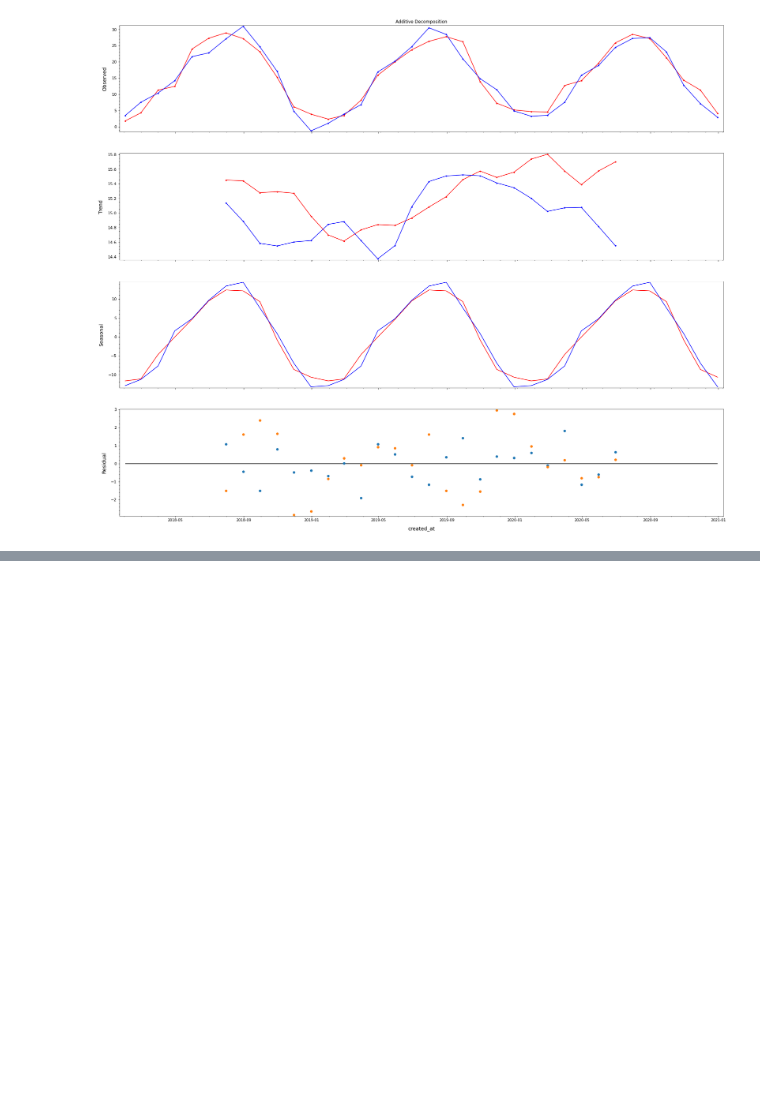
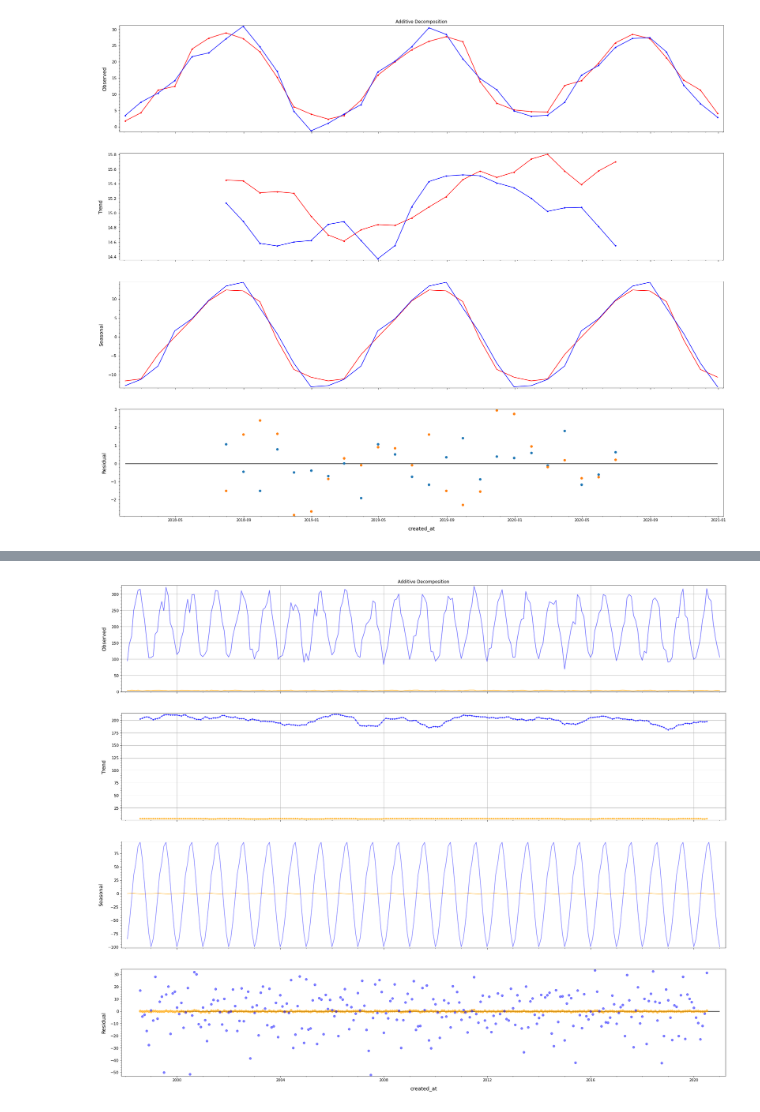
Before and after one commit to gamyers/solar-697, a Jupyter notebook: gm/notebooks/ts_decomposition.ipynb, the cells around one changed output, grey strips where cells are left out. Cells and saved outputs as stored; diff of their text form; code cells hidden in the pictures; blank space fills up the shorter version.

```diff
--- a/gm/notebooks/ts_decomposition.ipynb
+++ b/gm/notebooks/ts_decomposition.ipynb
@@ -253,0 +249,53 @@ plt.show()
+# %%
+period=12
+
+feature_e = "Temperature"
+decomp_e= seasonal_decompose(df_[feature_e], model="additive", period=period)
+
+feature_f = "Relative_Humidity"
+decomp_f = seasonal_decompose(df_[feature_f], model="additive", period=period)
+
+feature_g = "Wind_Speed"
+decomp_g = seasonal_decompose(df_[feature_g], model="additive", period=period)
+
+feature_h = "Precipitable_Water"
+decomp_h = seasonal_decompose(df_[feature_d], model="additive", period=period)
+# %%
+fig, ax = plt.subplots(4, sharex=True)
+ax[0].set_title("Additive Decomposition")
+
+# ax[0].plot(decomp_e.observed.index, decomp_e.observed, '-', color='red', alpha=.7)
+# ax[0].plot(decomp_f.observed.index, decomp_f.observed, '-', color='green', alpha=.5)
+ax[0].plot(decomp_g.observed.index, decomp_g.observed, '-', color='orange', alpha=.9)
+ax[0].plot(decomp_h.observed.index, decomp_h.observed, '-', color='blue', alpha=.6)
+ax[0].minorticks_on()
+ax[0].grid()
+ax[0].set(ylabel="Observed")
+
+# ax[1].plot(decomp_e.trend.index, decomp_e.trend, '-', color='red', alpha=.7)
+# ax[1].plot(decomp_f.trend.index, decomp_f.trend, '-', color='green', alpha=.5)
+ax[1].plot(decomp_g.trend.index, decomp_g.trend, '.-', color='orange', alpha=.9)
+ax[1].plot(decomp_h.trend.index, decomp_h.trend, '.-', color='blue', alpha=.6)
+ax[1].minorticks_on()
+ax[1].grid()
+ax[1].set(ylabel="Trend")
+
+# ax[2].plot(decomp_e.seasonal.index, decomp_e.seasonal, '-', color='red', alpha=.7)
+# ax[2].plot(decomp_f.seasonal.index, decomp_f.seasonal, '-', color='green', alpha=.5)
+ax[2].plot(decomp_g.seasonal.index, decomp_g.seasonal, '-', color='orange', alpha=.7)
+ax[2].plot(decomp_h.seasonal.index, decomp_h.seasonal, '-', color='blue', alpha=.5)
+ax[2].minorticks_on()
+ax[2].set(ylabel="Seasonal")
+
+
+# ax[3].plot(decomp_e.resid.index, decomp_e.resid, "o", color='red', alpha=.7)
+# ax[3].plot(decomp_f.resid.index, decomp_f.resid, "o", color='green', alpha=.5)
+ax[3].plot(decomp_g.resid.index, decomp_g.resid, "o", color='orange', alpha=.7)
+ax[3].plot(decomp_h.resid.index, decomp_h.resid, "o", color='blue', alpha=.5)
+ax[3].hlines(0, xmin=min(decomp_a.resid.index), xmax=max(decomp_a.resid.index), colors="black")
+ax[3].minorticks_on()
+ax[3].set(xlabel="created_at", ylabel="Residual")
+
+plt.show()
+# %% [output]
+[figure, added]
```
Also changed, not shown: parts of 2 cells of this notebook, 9 other files.
